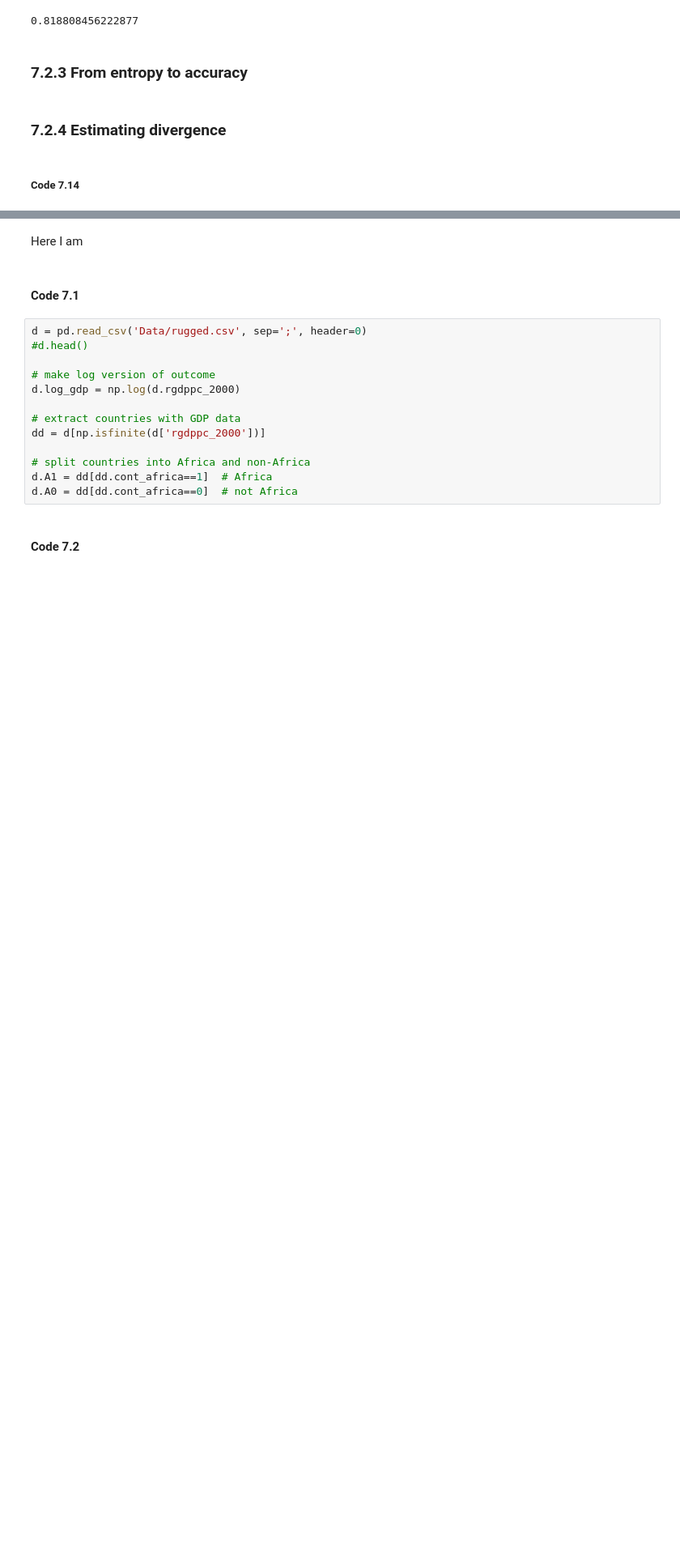
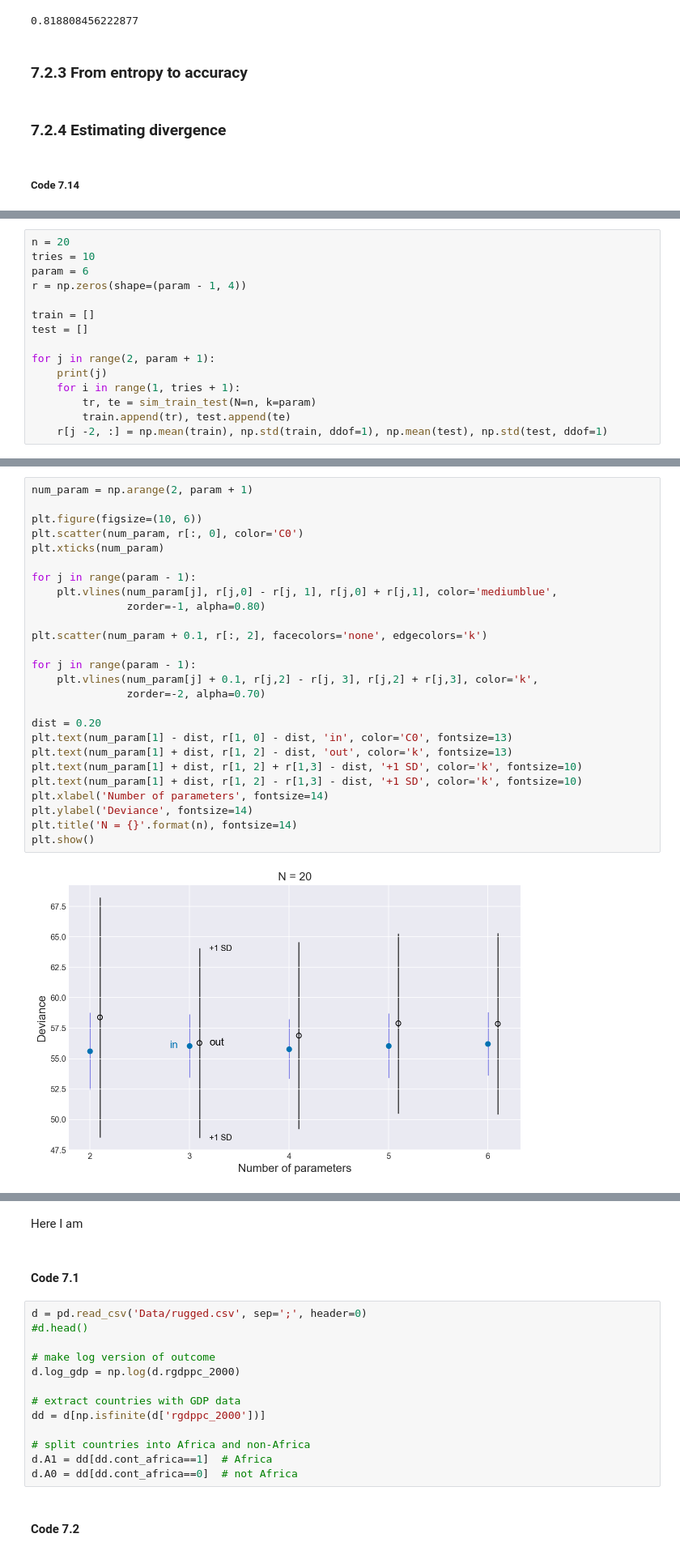
Before and after one commit to baheredia/resources, a Jupyter notebook: Rethinking/Chp_07.ipynb, the cells around one changed output, grey strips where cells are left out. Shown at 81% size. Cells and saved outputs as stored; diff of their text form; blank space fills up the shorter version.

```diff
--- a/Rethinking/Chp_07.ipynb
+++ b/Rethinking/Chp_07.ipynb
@@ -290,0 +364,15 @@ KeyboardInterrupt:
+# %%
+n = 20
+tries = 10
+param = 6
+r = np.zeros(shape=(param - 1, 4))
+
+train = []
+test = []
+
+for j in range(2, param + 1):
+    print(j)
+    for i in range(1, tries + 1):
+        tr, te = sim_train_test(N=n, k=param)
+        train.append(tr), test.append(te)
+    r[j -2, :] = np.mean(train), np.std(train, ddof=1), np.mean(test), np.std(test, ddof=1)
@@ -290,0 +470,28 @@ KeyboardInterrupt:
+# %%
+num_param = np.arange(2, param + 1)
+
+plt.figure(figsize=(10, 6))
+plt.scatter(num_param, r[:, 0], color='C0')
+plt.xticks(num_param)
+
+for j in range(param - 1):
+    plt.vlines(num_param[j], r[j,0] - r[j, 1], r[j,0] + r[j,1], color='mediumblue',
+               zorder=-1, alpha=0.80)
+
+plt.scatter(num_param + 0.1, r[:, 2], facecolors='none', edgecolors='k')
+
+for j in range(param - 1):
+    plt.vlines(num_param[j] + 0.1, r[j,2] - r[j, 3], r[j,2] + r[j,3], color='k',
+               zorder=-2, alpha=0.70)
+
+dist = 0.20
+plt.text(num_param[1] - dist, r[1, 0] - dist, 'in', color='C0', fontsize=13)
+plt.text(num_param[1] + dist, r[1, 2] - dist, 'out', color='k', fontsize=13)
+plt.text(num_param[1] + dist, r[1, 2] + r[1,3] - dist, '+1 SD', color='k', fontsize=10)
+plt.text(num_param[1] + dist, r[1, 2] - r[1,3] - dist, '+1 SD', color='k', fontsize=10)
+plt.xlabel('Number of parameters', fontsize=14)
+plt.ylabel('Deviance', fontsize=14)
+plt.title('N = {}'.format(n), fontsize=14)
+plt.show()
+# %% [output]
+[figure, added]
```
Also changed, not shown: parts of 33 cells of this notebook.
